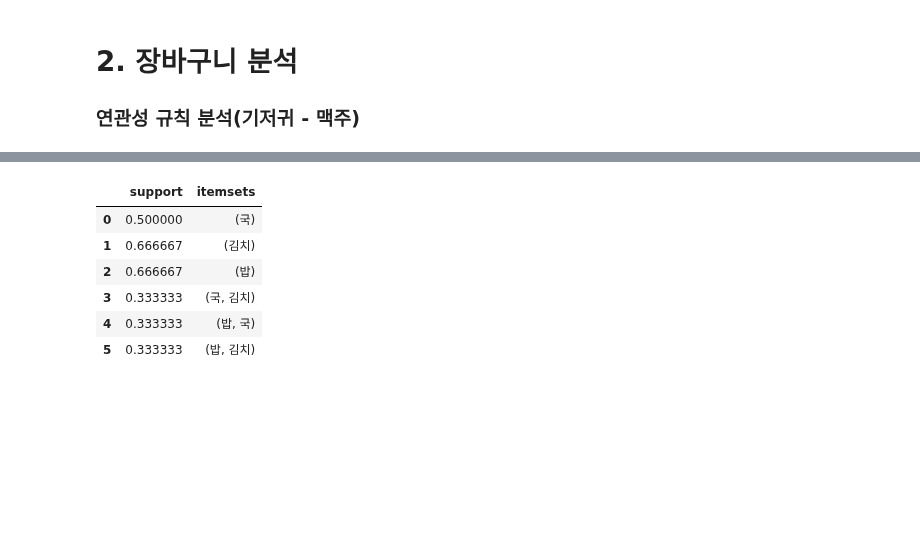
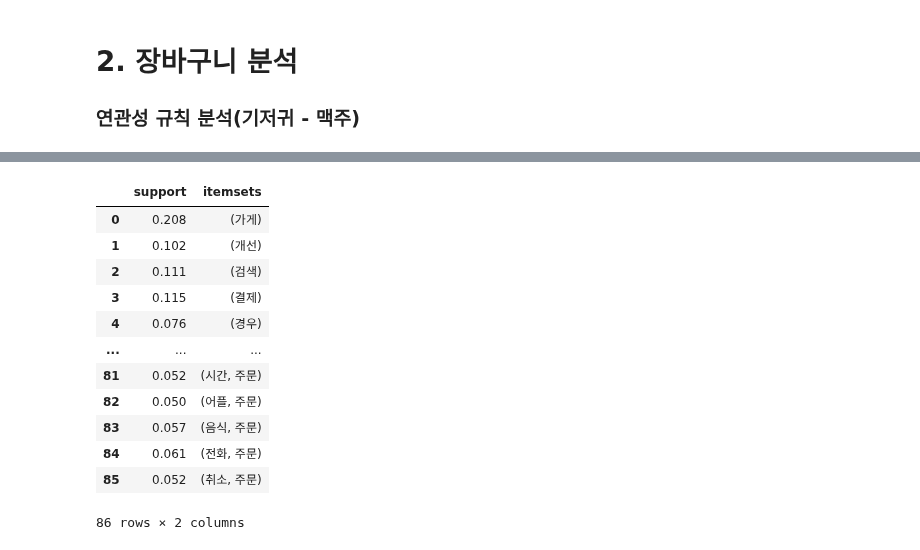
Before and after one commit to walker0625/nlp, a Jupyter notebook: nlp.ipynb, the cells around one changed output, grey strips where cells are left out. Cells and saved outputs as stored; diff of their text form; code cells hidden in the pictures; blank space fills up the shorter version.

```diff
--- a/nlp.ipynb
+++ b/nlp.ipynb
@@ -208,13 +177,11 @@ Yu Gothic C:\Windows\Fonts\YuGothB.ttc
 # norm, stem 옵션 사용
 # 새로운 mask 사용
 
-rv = pd.read_csv('data/rv.csv')
-
-data = rv['댓글'].tolist()
+data = pd.read_csv('data/rv.csv')
 
 word_list = []
 
-for review in data:
+for review in data['댓글']:
 
     re_review = re.sub(r'[^0-9a-zA-Z가-힣\s+-]', '', review)
 
@@ -230,6 +197,7 @@ for review in data:
 from collections import Counter
 
 counter = Counter(word_list)
+counter = dict(counter.most_common(50))
 
 image = np.array(Image.open(r'resources\doramp.png'))
 
@@ -237,9 +205,10 @@ wc = WordCloud(
     font_path=r"C:\Windows\Fonts\H2GTRM.TTF",
     background_color="black",
     mask=image,
-    colormap="flag",
+    colormap="jet",
     width=1200,
-    height=800
+    height=800,
+    scale=10
 )
 
 wc.generate_from_frequencies(counter)
@@ -347,0 +396,3 @@ for each in main_list:
+# %%
+data = pd.read_csv("data/appreply2.csv", index_col=0)
+data.head()
@@ -349,20 +424,19 @@ for each in main_list:
 from mlxtend.preprocessing import TransactionEncoder
 from mlxtend.frequent_patterns import apriori, association_rules
 
-main_list = [
-    ["밥", "국", "김치"],
-    ["밥", "국"],
-    ["밥", "김치"],
-    ["라면", "김치"],
-    ["밥", "반찬"],
-    ["국", "김치"]
-]
-
-# 각 문장별로 해당하는 단어가 있는지 체크(T/F)
-
+# 분석 가능한 형태로 단어 목록 변환(T/F)
 te = TransactionEncoder()
-te_ary = te.fit(main_list).transform(main_list)
-df = pd.DataFrame(te_ary, columns=te.columns_)
+te_arr = te.fit(main_list).transform(main_list)
+df = pd.DataFrame(te_arr, columns=te.columns_)
 
 df
+
+# main_list = [
+#     ["밥", "국", "김치"],
+#     ["밥", "국"],
+#     ["밥", "김치"],
+#     ["라면", "김치"],
+#     ["밥", "반찬"],
+#     ["국", "김치"]
+# ]
 # %% [output]
@@ -376,13 +456,20 @@ df
 # %%
-# 각 리뷰를 통들어 가장 자주 등장하는 단어 추출
+# 단어들의 등장확률 계산
 
-frequent_itemsets = apriori(df, min_support=0.3, use_colnames=True)
+# 최소 0.05 이상, 연관단어 2개까지만
+frequent_itemsets = apriori(df, min_support=0.05, use_colnames=True, max_len=2)
 frequent_itemsets
 # %% [output]
 |  | support | itemsets |
-| 0 | 0.500000 | (국) |
-| 1 | 0.666667 | (김치) |
-| 2 | 0.666667 | (밥) |
-| 3 | 0.333333 | (국, 김치) |
-| 4 | 0.333333 | (밥, 국) |
-| 5 | 0.333333 | (밥, 김치) |
+| 0 | 0.208 | (가게) |
+| 1 | 0.102 | (개선) |
+| 2 | 0.111 | (검색) |
+| 3 | 0.115 | (결제) |
+| 4 | 0.076 | (경우) |
+| ... | ... | ... |
+| 81 | 0.052 | (시간, 주문) |
+| 82 | 0.050 | (어플, 주문) |
+| 83 | 0.057 | (음식, 주문) |
+| 84 | 0.061 | (전화, 주문) |
+| 85 | 0.052 | (취소, 주문) |
+86 rows × 2 columns
```
Also changed, not shown: parts of 49 cells of this notebook, 5 other files.
